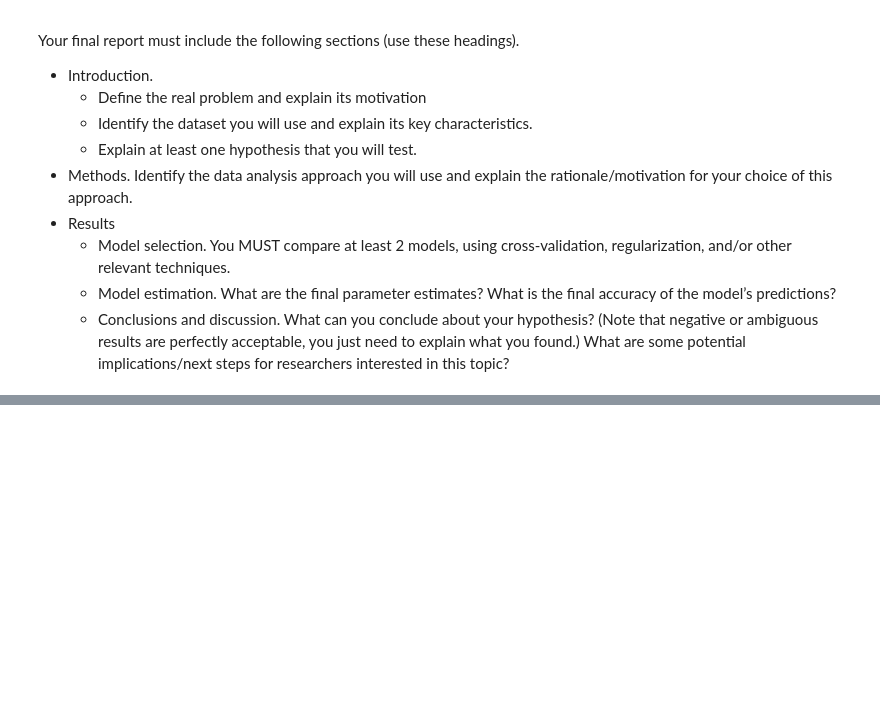
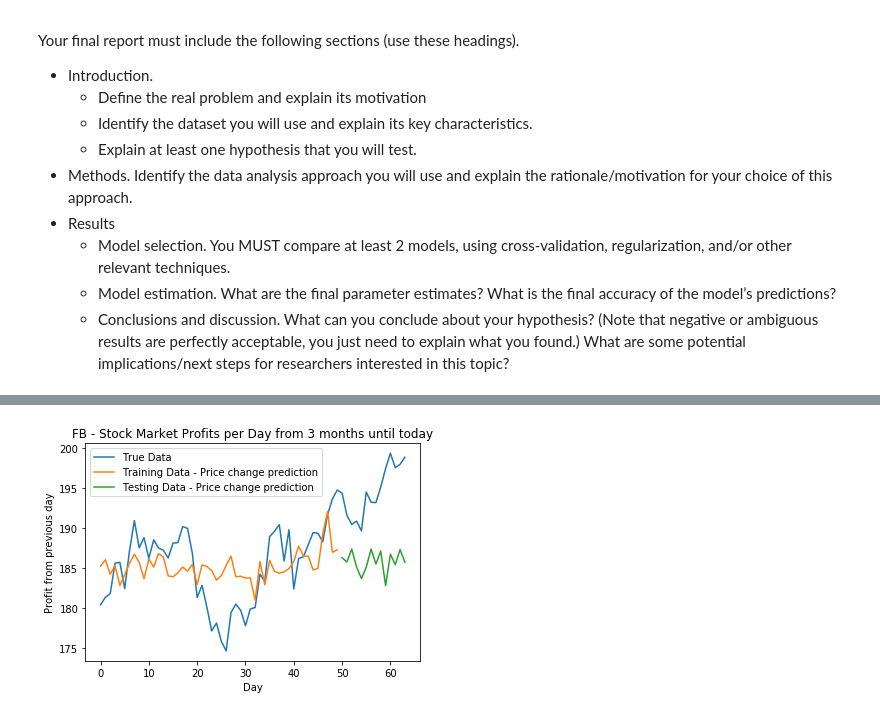
Before and after one commit to edwjchen/StockExploration, a Jupyter notebook: stockbot.ipynb, the cells around one changed output, grey strips where cells are left out. Cells and saved outputs as stored; diff of their text form; code cells hidden in the pictures; blank space fills up the shorter version.

```diff
--- a/stockbot.ipynb
+++ b/stockbot.ipynb
@@ -149,0 +450,13 @@ print("Testing error = "+str(mean_squared_error(clf.predict(df_tesla_test[cols])
+# %%
+X = df_fb_train[cols]
+y = df_fb_train['close']
+clf = Ridge(alpha=510)
+clf.fit(X, y)
+plt.plot(range(64) , df_fb["close"], range(50), clf.predict(df_fb_train[cols]), '-', range(50, 64), clf.predict(df_fb_test[cols]), '-')
+plt.xlabel('Day')
+plt.ylabel('Profit from previous day')
+plt.title('FB - Stock Market Profits per Day from 3 months until today')
+plt.legend(["True Data","Training Data - Price change prediction", "Testing Data - Price change prediction"])
+plt.show()
+# %% [output]
+[figure, added]
```
Also changed, not shown: parts of 40 cells of this notebook.
